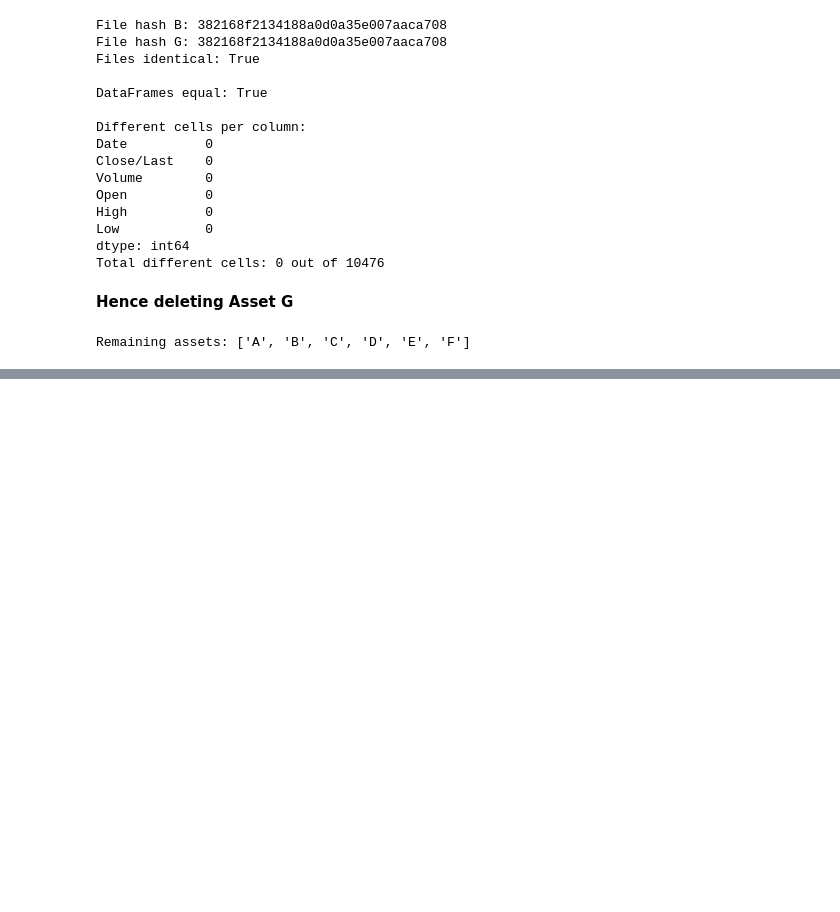
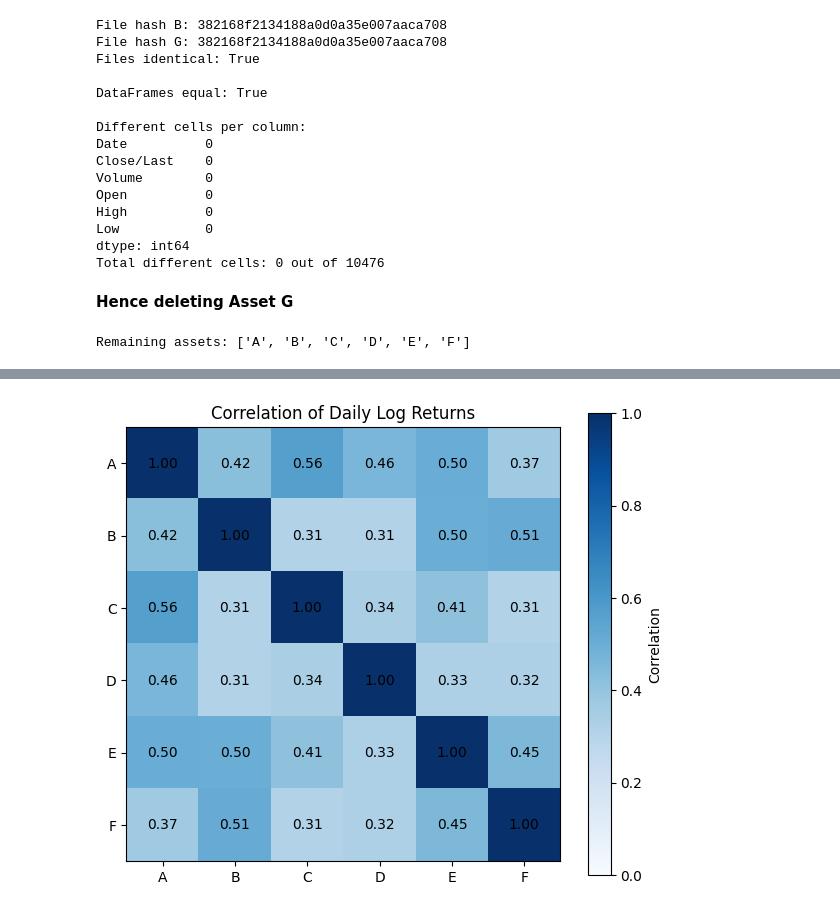
Before and after one commit to janjan1512/BSE, a Jupyter notebook: main.ipynb, the cells around one changed output, grey strips where cells are left out. Cells and saved outputs as stored; diff of their text form; code cells hidden in the pictures; blank space fills up the shorter version.

```diff
--- a/main.ipynb
+++ b/main.ipynb
@@ -140,0 +154,8 @@ display(log_returns.head())
+# %%
+for name in assets:
+    df = assets[name]
+    for col in ["close_log_return"] + [c for c in df.columns if c.startswith("close_log_return_lag_")]:
+        df[f"{col}_dir"] = df[col].map(lambda x: 1 if x > 0 else -1)
+
+for name in assets:
+    display(assets[name].head())
@@ -140,0 +201,6 @@ display(log_returns.head())
+# %%
+summary = pd.concat({
+    name: df.groupby("close_log_return_lag_1_dir").aggregate({"close_log_return": ["mean", "count", "sum"]})
+    for name, df in assets.items()
+})
+summary
@@ -140,0 +233,8 @@ display(log_returns.head())
+# %%
+log_returns = pd.DataFrame({name: df.set_index("Date")["close_log_return"] for name, df in assets.items()})
+
+cov_matrix = log_returns.cov()
+corr_matrix = log_returns.corr()
+
+display(cov_matrix.round(6))
+display(corr_matrix.round(3))
@@ -140,0 +261,15 @@ display(log_returns.head())
+# %%
+import matplotlib.pyplot as plt
+
+plt.figure(figsize=(7, 6))
+plt.imshow(corr_matrix, cmap="Blues", vmin=0, vmax=1)
+plt.colorbar(label="Correlation")
+plt.xticks(range(len(corr_matrix)), corr_matrix.columns)
+plt.yticks(range(len(corr_matrix)), corr_matrix.index)
+for i in range(len(corr_matrix)):
+    for j in range(len(corr_matrix)):
+        plt.text(j, i, f"{corr_matrix.iloc[i, j]:.2f}", ha="center", va="center")
+plt.title("Correlation of Daily Log Returns")
+plt.show()
+# %% [output]
+[figure, added]
```
Also changed, not shown: parts of 30 cells of this notebook, 4 other files.
